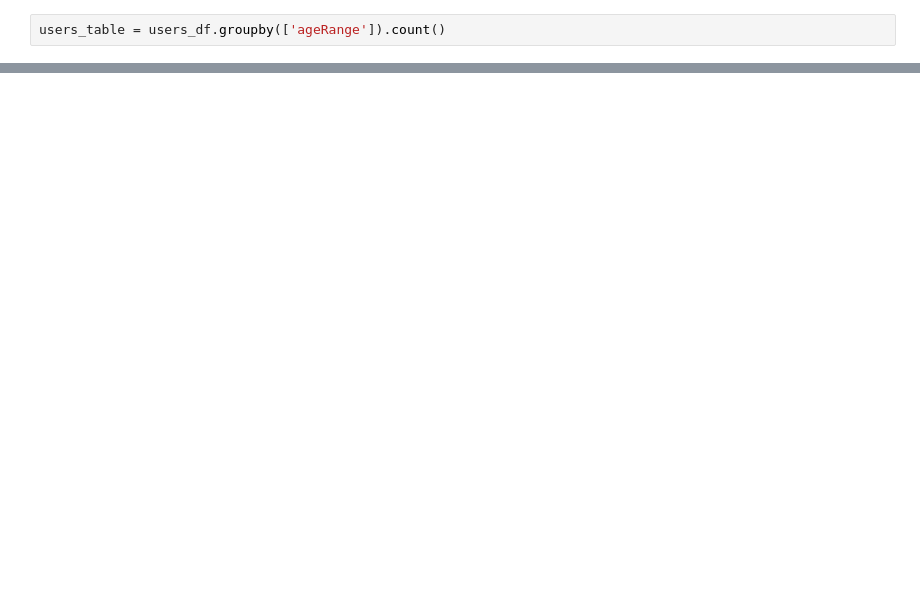
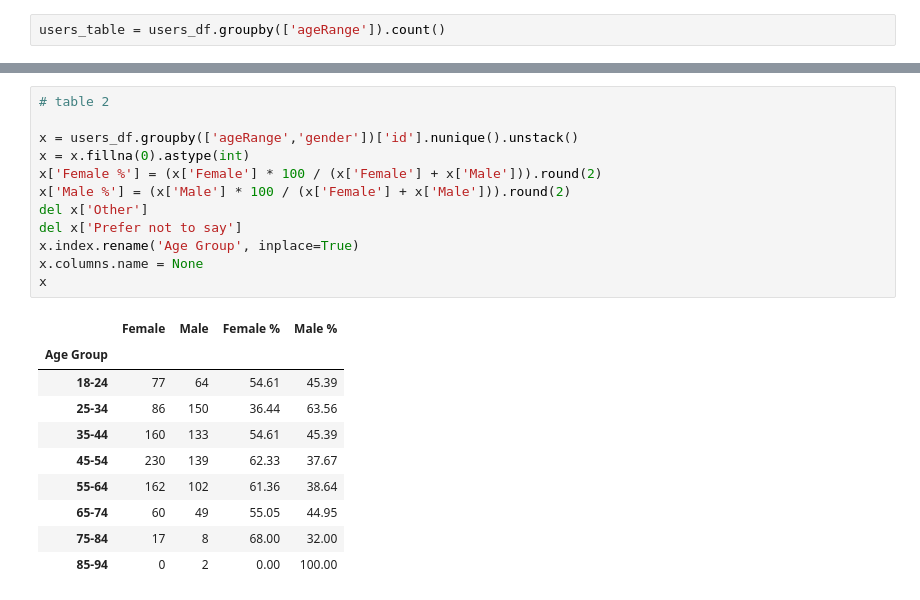
Before and after one commit to hci-gu/wfh-movement-jupyter, a Jupyter notebook: notebooks/Tables.ipynb, the cells around one changed output, grey strips where cells are left out. Cells and saved outputs as stored; diff of their text form; blank space fills up the shorter version.

```diff
--- a/notebooks/Tables.ipynb
+++ b/notebooks/Tables.ipynb
@@ -134,0 +289,23 @@ table
+# %%
+# table 2
+
+x = users_df.groupby(['ageRange','gender'])['id'].nunique().unstack()
+x = x.fillna(0).astype(int)
+x['Female %'] = (x['Female'] * 100 / (x['Female'] + x['Male'])).round(2)
+x['Male %'] = (x['Male'] * 100 / (x['Female'] + x['Male'])).round(2)
+del x['Other']
+del x['Prefer not to say']
+x.index.rename('Age Group', inplace=True)
+x.columns.name = None
+x
+# %% [output]
+|  | Female | Male | Female % | Male % |
+| Age Group |  |  |  |  |
+| 18-24 | 77 | 64 | 54.61 | 45.39 |
+| 25-34 | 86 | 150 | 36.44 | 63.56 |
+| 35-44 | 160 | 133 | 54.61 | 45.39 |
+| 45-54 | 230 | 139 | 62.33 | 37.67 |
+| 55-64 | 162 | 102 | 61.36 | 38.64 |
+| 65-74 | 60 | 49 | 55.05 | 44.95 |
+| 75-84 | 17 | 8 | 68.00 | 32.00 |
+| 85-94 | 0 | 2 | 0.00 | 100.00 |
```
Also changed, not shown: parts of 16 cells of this notebook, 4 other files.
